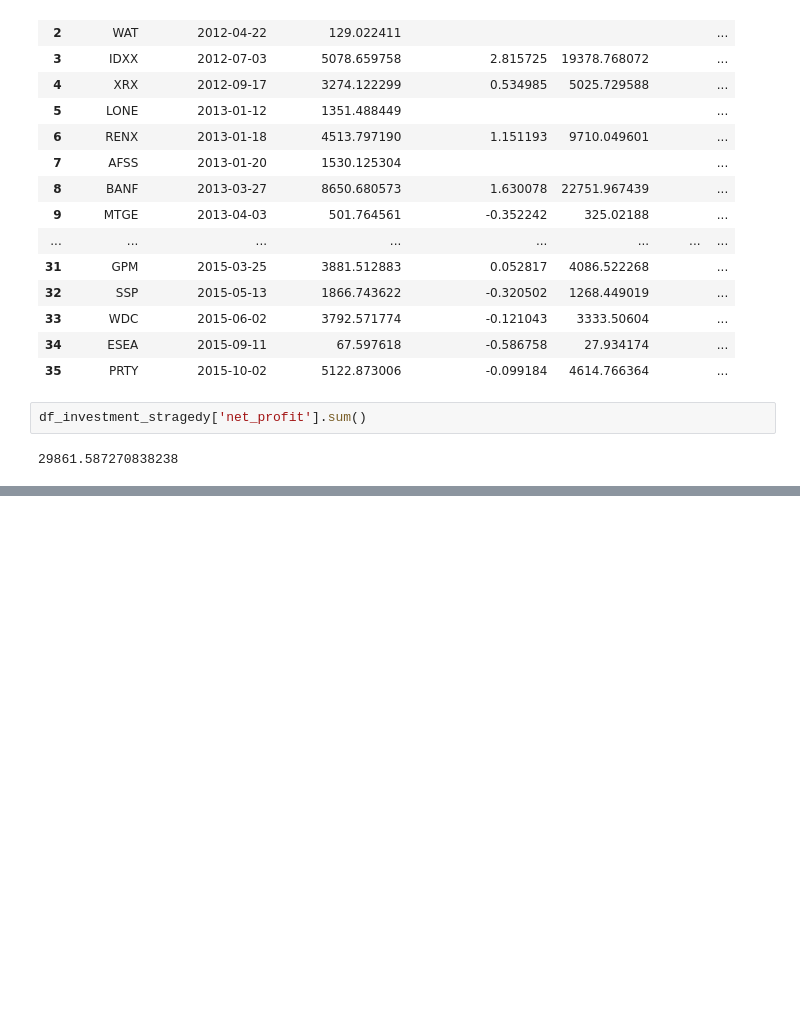
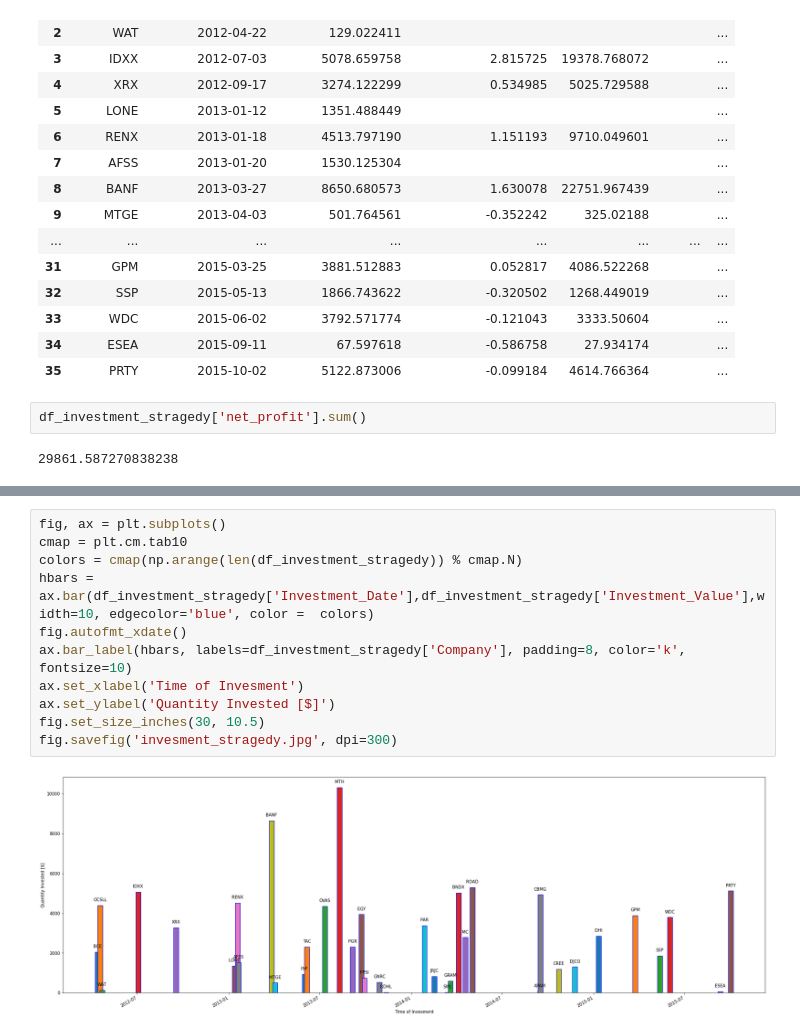
Before and after one commit to Daniel-FD/Data-Science, a Jupyter notebook: Finance/Beating_the_Market/random_date_investment.ipynb, the cells around one changed output, grey strips where cells are left out. Cells and saved outputs as stored; diff of their text form; blank space fills up the shorter version.

```diff
--- a/Finance/Beating_the_Market/random_date_investment.ipynb
+++ b/Finance/Beating_the_Market/random_date_investment.ipynb
@@ -270,0 +255,13 @@ df_investment_stragedy['net_profit'].sum()
+# %%
+fig, ax = plt.subplots()
+cmap = plt.cm.tab10
+colors = cmap(np.arange(len(df_investment_stragedy)) % cmap.N)
+hbars = ax.bar(df_investment_stragedy['Investment_Date'],df_investment_stragedy['Investment_Value'],width=10, edgecolor='blue', color =  colors)
+fig.autofmt_xdate()
+ax.bar_label(hbars, labels=df_investment_stragedy['Company'], padding=8, color='k', fontsize=10)
+ax.set_xlabel('Time of Invesment')
+ax.set_ylabel('Quantity Invested [$]')
+fig.set_size_inches(30, 10.5)
+fig.savefig('invesment_stragedy.jpg', dpi=300)
+# %% [output]
+[figure, added]
```
Also changed, not shown: parts of 6 cells of this notebook, 1 other file.
